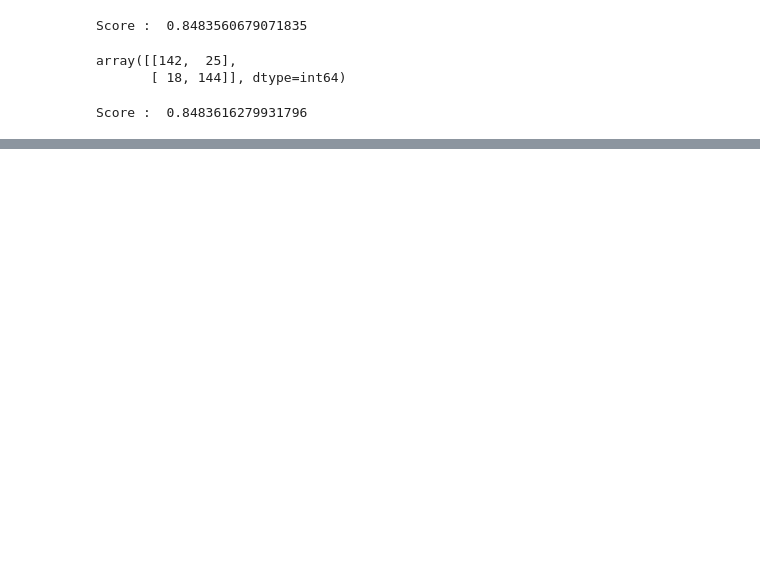
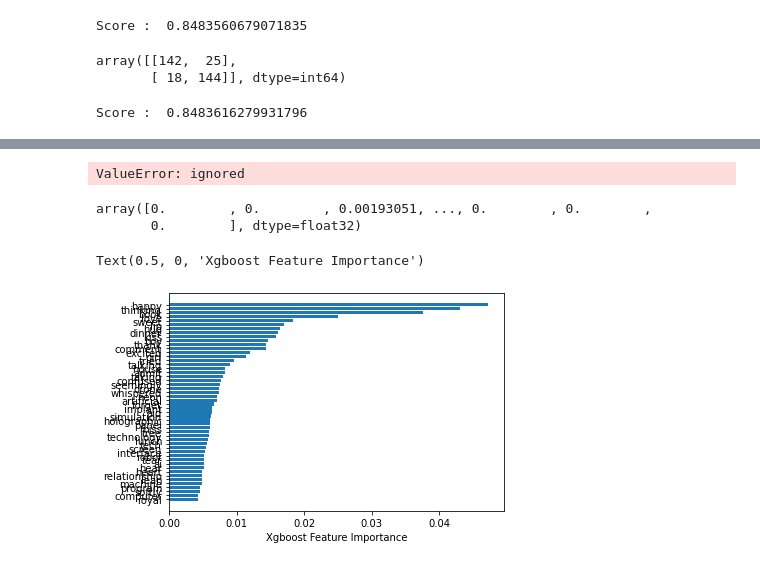
Before and after one commit to theovanrooij/projet_Cyperbunk, a Jupyter notebook: SupervisedLearning/Multiclassification.ipynb, the cells around one changed output, grey strips where cells are left out. Drawn from its saved outputs; the diff is of its cells as text; code cells hidden in the pictures; blank space fills up the shorter version.

```diff
--- a/SupervisedLearning/Multiclassification.ipynb
+++ b/SupervisedLearning/Multiclassification.ipynb
@@ -675,0 +1051,2 @@ from sklearn.linear_model import LogisticRegression
+# %%
+model.fit(X_train_bag_resample, y_train_bag_resample).score(X_test_bag_resample, y_test_bag_resample)
@@ -675,0 +1096,4 @@ from sklearn.linear_model import LogisticRegression
+# %%
+model = XGBClassifier(use_label_encoder=False, eval_metric='mlogloss')
+model.fit(X_train_bag_resample, y_train_bag_resample)
+model.score(X_test_bag_resample, y_test_bag_resample)
@@ -675,0 +1122,20 @@ from sklearn.linear_model import LogisticRegression
+# %%
+cols_when_model_builds = model.get_booster().feature_names
+# %%
+X_test_bag_resample = X_test_bag_resample[cols_when_model_builds]
+# %%
+model.predict(X_test_bag_resample.iloc[0])
+# %% [output]
+ValueError: ignored
+# %%
+model.feature_importances_
+# %% [output]
+array([0.        , 0.        , 0.00193051, ..., 0.        , 0.        ,
+       0.        ], dtype=float32)
+# %%
+sorted_idx = model.feature_importances_.argsort()[-50:]
+plt.barh(X_test_bag_resample.columns[sorted_idx], model.feature_importances_[sorted_idx])
+plt.xlabel("Xgboost Feature Importance")
+# %% [output]
+Text(0.5, 0, 'Xgboost Feature Importance')
+[figure, added]
```
Also changed, not shown: parts of 158 cells of this notebook, 34 other files.
